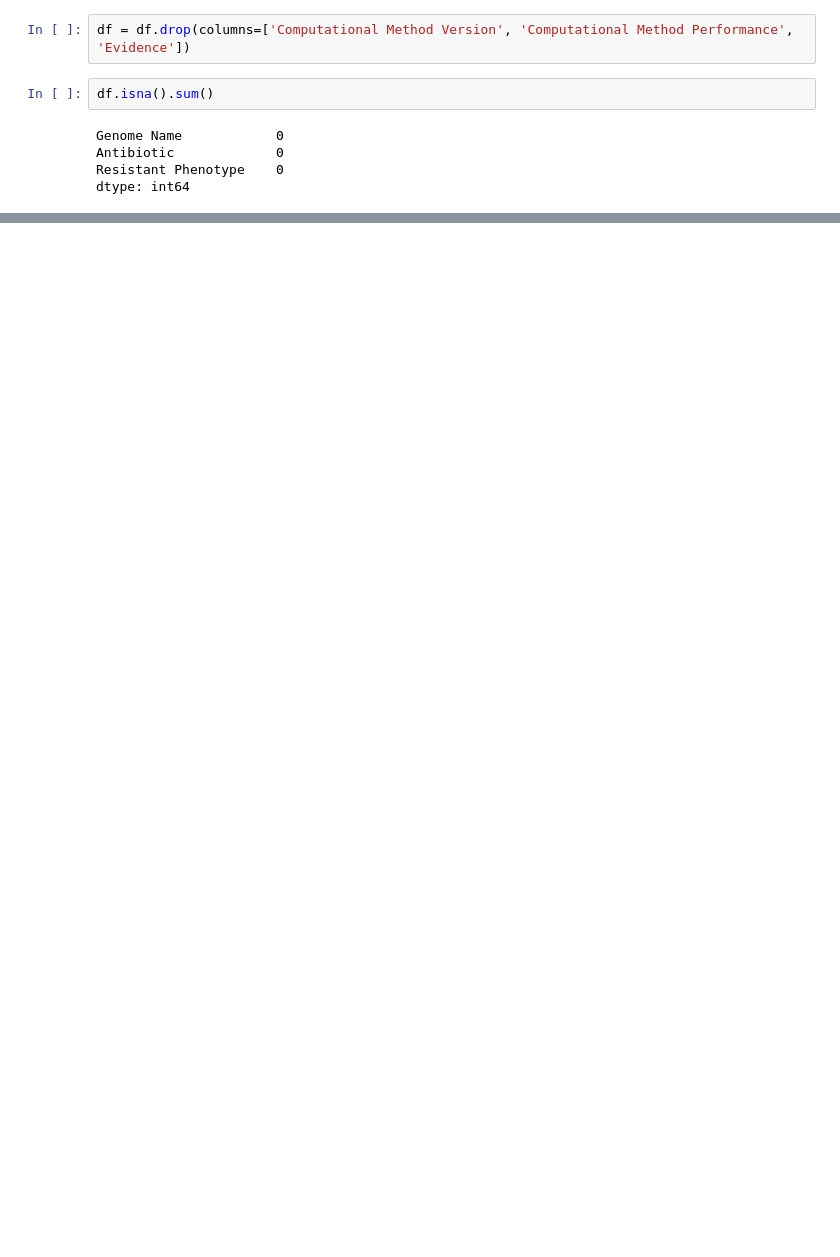
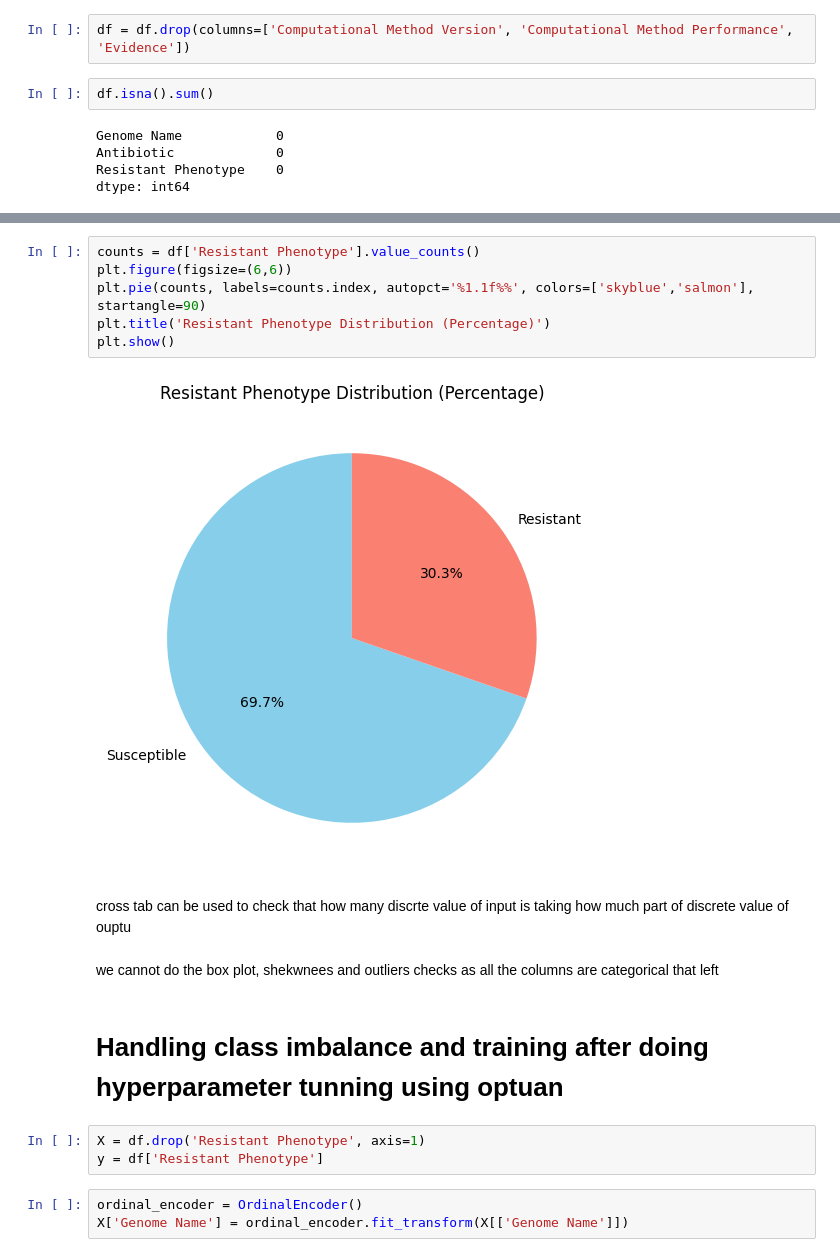
Before and after one commit to MZaidNaeem/ML_hackathon_loopverse_2.0, a Jupyter notebook: notebook.ipynb, the cells around one changed output, grey strips where cells are left out. Drawn from its saved outputs; the diff is of its cells as text; blank space fills up the shorter version.

```diff
--- a/notebook.ipynb
+++ b/notebook.ipynb
@@ -268,0 +290,20 @@ dtype: int64
+# %%
+counts = df['Resistant Phenotype'].value_counts()
+plt.figure(figsize=(6,6))
+plt.pie(counts, labels=counts.index, autopct='%1.1f%%', colors=['skyblue','salmon'], startangle=90)
+plt.title('Resistant Phenotype Distribution (Percentage)')
+plt.show()
+# %% [output]
+[figure, added]
+# %% [markdown]
+cross tab can be used to check that how many discrte value of input is taking how much part of discrete value of ouptu
+# %% [markdown]
+we cannot do the box plot, shekwnees and outliers checks as all the columns are categorical that left
+# %% [markdown]
+<h1>Handling class imbalance and training after doing hyperparameter tunning using optuan</h1>
+# %%
+X = df.drop('Resistant Phenotype', axis=1)
+y = df['Resistant Phenotype']
+# %%
+ordinal_encoder = OrdinalEncoder()
+X['Genome Name'] = ordinal_encoder.fit_transform(X[['Genome Name']])
```
Also changed, not shown: parts of 22 cells of this notebook, 4 other files.
